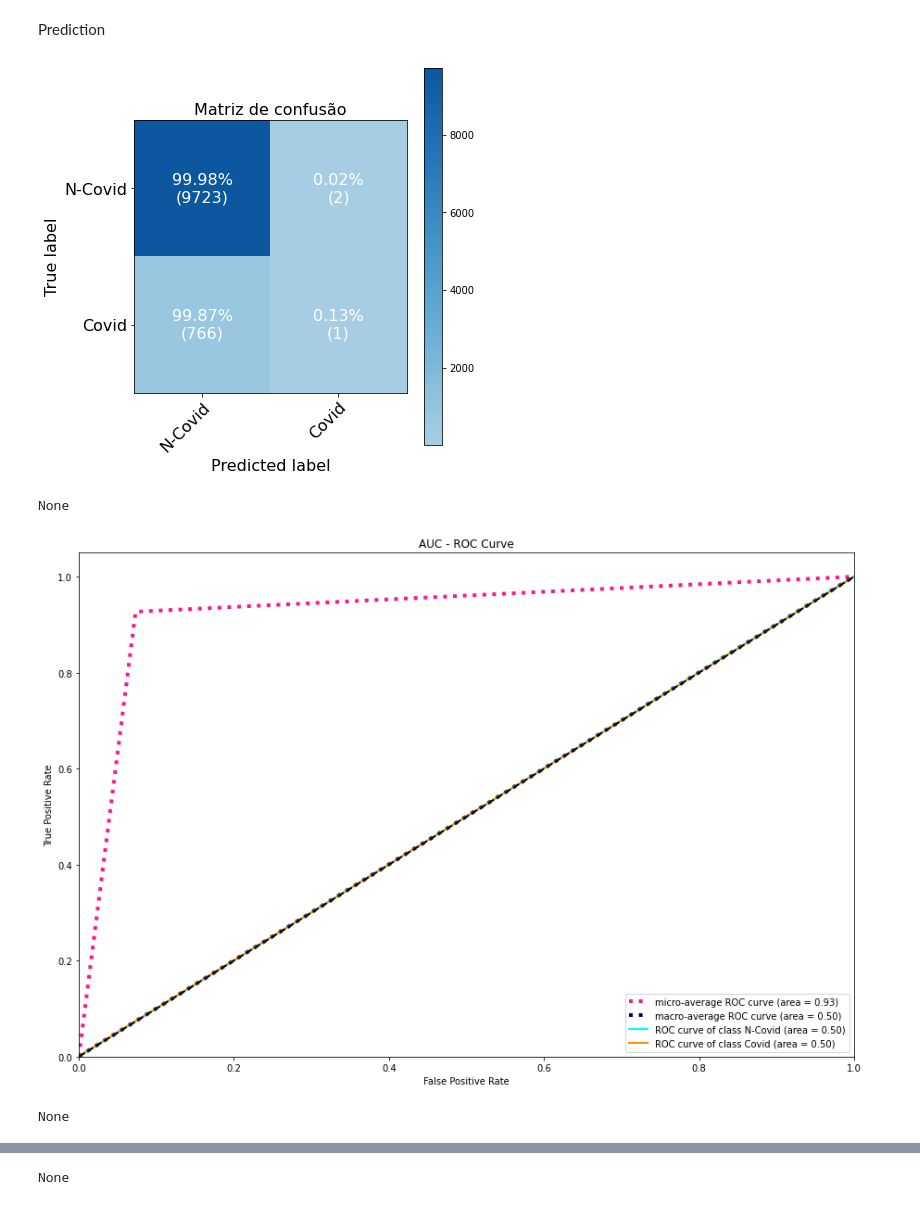
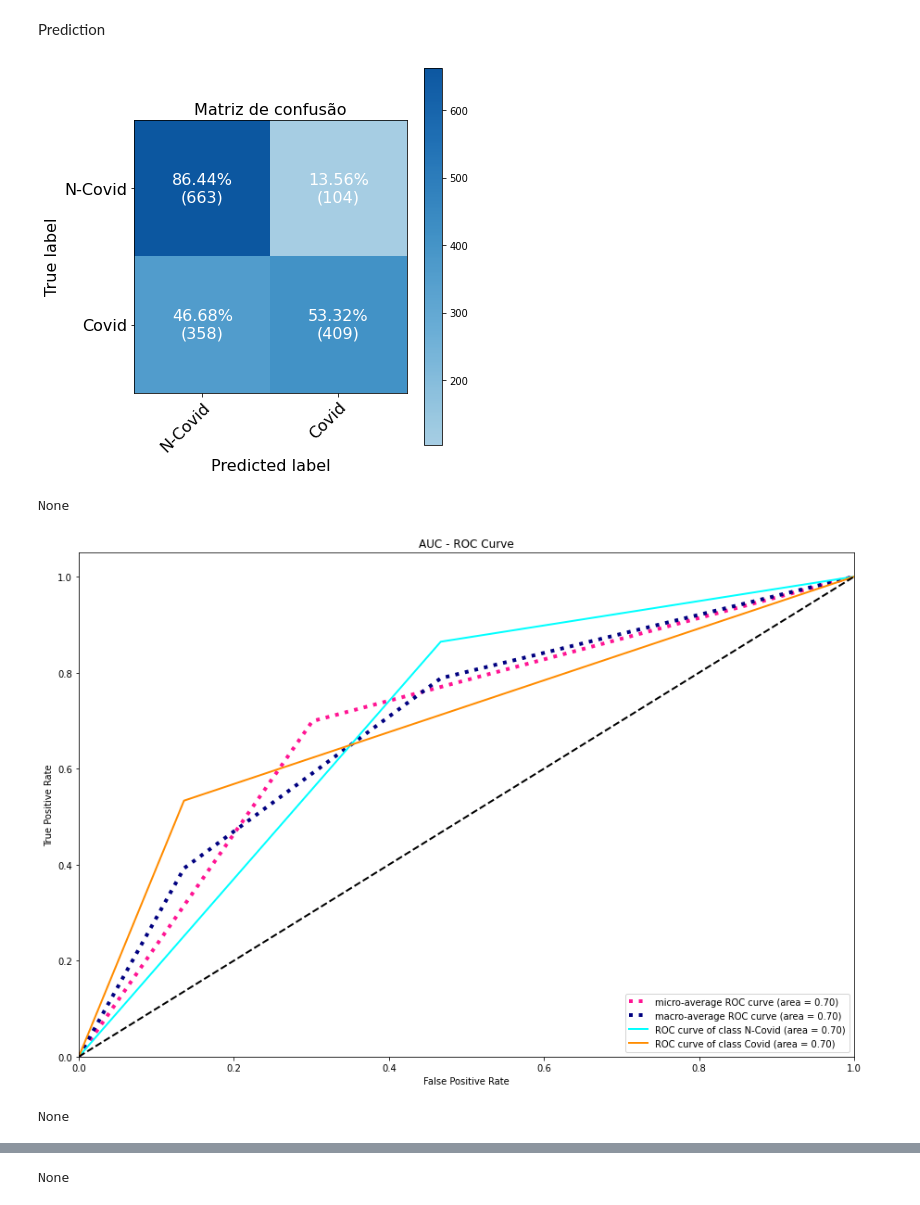
Before and after one commit to patricksferraz/pcr-analysis, a Jupyter notebook: predict-isi.ipynb, the cells around one changed output, grey strips where cells are left out. Cells and saved outputs as stored; diff of their text form; code cells hidden in the pictures.

```diff
--- a/predict-isi.ipynb
+++ b/predict-isi.ipynb
@@ -195,28 +195,28 @@ symptoms = [
     'Apresentou dor de garganta?', # Dor de garganta
     'Apresentou dispneia?', # Dispneia // falta de ar
     'Apresentou desconforto respiratório?', # Desconforto respiratório
-    'Saturação de Oxigênio abaixo de 95%?', # Saturação de O2 abaixo de 95%
+#     'Saturação de Oxigênio abaixo de 95%?', # Saturação de O2 abaixo de 95%
     'Apresentou diarreia?', # Diarreia
 #     'Apresentou náusea/vômito?', # Vômito
 ]
 comorbidities = [
-    'É puérpera?', # Puérpera // mulher que deu à luz há bem pouco tempo.
+#     'É puérpera?', # Puérpera // mulher que deu à luz há bem pouco tempo.
     'Possui doença cardiovascular?', # Doença cardiovascular // coração
 #     'Possui doença hematológica?', # Componentes do sangue
-    'Portador de alteração cromossômica?', # Síndrome de Down
-    'Possui doença hepática?', # Doença hepática // fígado
+#     'Portador de alteração cromossômica?', # Síndrome de Down
+#     'Possui doença hepática?', # Doença hepática // fígado
 #     'ASMA', # Asma
 #     'Possui diabetes mellitus?', Diabetes
-    'Possui doença neurológica?', # Doença neurológica // sistema nervoso
+#     'Possui doença neurológica?', # Doença neurológica // sistema nervoso
     'Possui pneumopatia?', # Pneumopatia // pulmão
     'Possui imunodeficiência ou imunodepressão?', # Imunodeficiência ou Imunodepressão // sistema imunológico
     'Possui doença renal?', # Doença renal
-    'Possui obesidade?', # Obesidade
+#     'Possui obesidade?', # Obesidade
 ]
 x_cols = [
     *symptoms,
     *comorbidities,
-    'Sexo', # Sexo
+#     'Sexo', # Sexo
     'Idade em anos', # Idade
 ]
 y_cols = ['Classificado como COVID-19?'] # Classificação
@@ -328,0 +331,13 @@ test
+# %%
+test = test.drop(
+    columns=[
+        'Saturação de Oxigênio abaixo de 95%?',
+        'É puérpera?',
+        'Portador de alteração cromossômica?',
+        'Possui doença hepática?',
+        'Possui doença neurológica?',
+        'Possui obesidade?',
+        'Sexo'
+    ]
+)
+test
@@ -337,21 +366,27 @@ test
 # pm = './models/cnn_covid.h5'
 # ps = './scalers/scaler_covid.pkl'
 
-pm = './downloads/results/ALL/covid-ncovid/cnn/deploy/model.h5'
-ps = './downloads/results/ALL/covid-ncovid/cnn/deploy/xscaler.pkl'
+# pm = './downloads/results/ALL/covid-ncovid/cnn/deploy/model.h5'
+# ps = './downloads/results/ALL/covid-ncovid/cnn/deploy/xscaler.pkl'
 
-covid = CNN(model=pm, scaler=ps)
+# pm = './downloads/results/ALL/covid-ncovid/mlp/r_saturacao_puerpera/best_model.h5'
+# ps = './downloads/pre-processed/ALL/covid-ncovid/mlp/r_saturacao_puerpera/xscaler.pkl'
+
+pm = './downloads/results/ALL/covid-ncovid/mlp/r_per_sat_down_hep_neu_obe_sex/deploy/model.h5'
+ps = './downloads/results/ALL/covid-ncovid/mlp/r_per_sat_down_hep_neu_obe_sex/deploy/xscaler.pkl'
+
+covid = MLP(model=pm, scaler=ps)
 # %% [markdown]
 Prediction
 # %%
 covid.evaluate(
     x_test=test[x_cols],
     y_test=tf.keras.utils.to_categorical(test[y_cols]),
     class_names=['N-Covid', 'Covid'],
-    path='./downloads/results/ISI/alldatas'
+    path='./downloads/results/ISI/alldatas/r_per_sat_down_hep_neu_obe_sex'
 )
 # %% [output]
-[figure, old version]
+[figure, new version]
 None
-[figure, old version]
+[figure, new version]
 None
```
Also changed, not shown: parts of 5 cells of this notebook, 1 other file.
